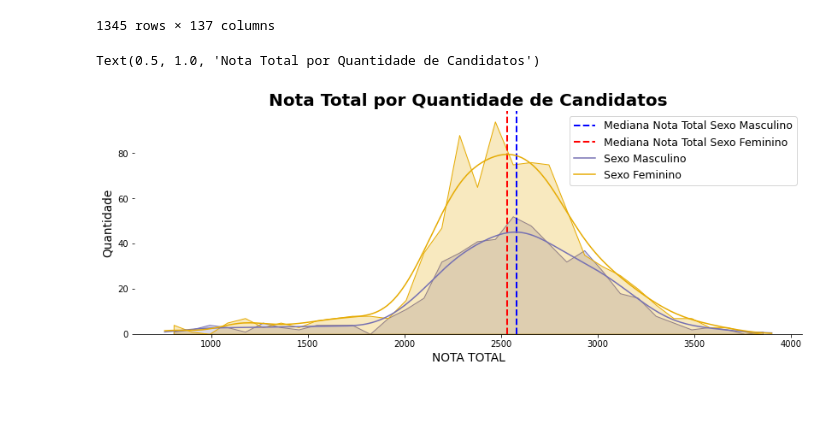
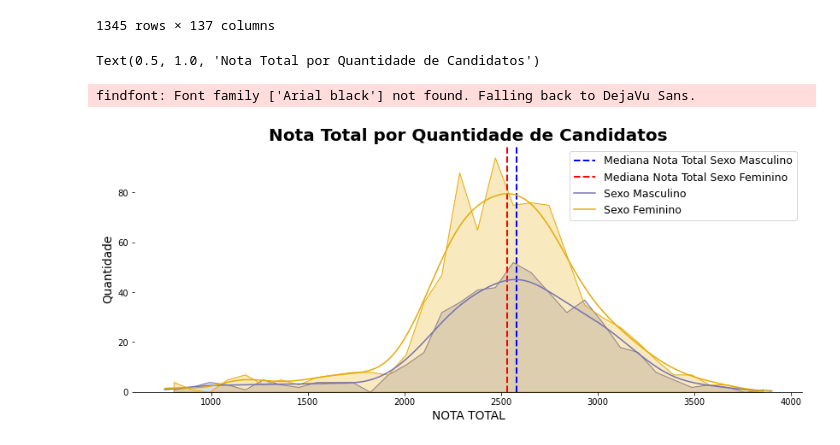
Before and after one commit to NophaieViscente/AnaliseDadosENEM, a Jupyter notebook: Analisando_Dados_da_Educação_ENEM_SC_Mesorregião_Serrana_|_Microrregião_de_Curitibanos.ipynb, the cells around one changed output. Drawn from its saved outputs; the diff is of its cells as text; code cells hidden in the pictures; blank space fills up the shorter version.

```diff
--- a/Analisando_Dados_da_Educação_ENEM_SC_Mesorregião_Serrana_|_Microrregião_de_Curitibanos.ipynb
+++ b/Analisando_Dados_da_Educação_ENEM_SC_Mesorregião_Serrana_|_Microrregião_de_Curitibanos.ipynb
@@ -87,28 +87,29 @@ dados_rs_sem_nota_zero
 # %%
 # Criando dicionário para personalizar fontes
 dicionarioFonte = {'fontsize':13.7,'weight':'medium'}
 # Gerando a figura e os eixos .
-fig2 , ax2 = plt.subplots(figsize=(14,4.8))
+fig2 , ax2 = plt.subplots(figsize=(14,5.3))
 # Eliminando as bordas do gráfico
 for axis in ['top', 'right', 'left']:
    ax2.spines[axis].set_color(None)
 # Renomeando os 'labels' dos eixos.
 plt.xlabel('NOTA TOTAL',fontdict=dicionarioFonte)
 plt.ylabel('Quantidade',fontdict=dicionarioFonte)
 # Fazendo o cálculo da mediana para traças a linha vertical
 mediana_masculino = dados_rs_sem_nota_zero.query('TP_SEXO == "M"')['NU_NOTA_TOTAL'].median()
 mediana_feminino = dados_rs_sem_nota_zero.query('TP_SEXO == "F"')['NU_NOTA_TOTAL'].median()
 # Traçando a linha vertical para as medianas .
 plt.axvline(mediana_masculino,ls='--',color='blue',lw=2.025)
 plt.axvline(mediana_feminino,ls='--',color='red',lw=2.025)
 # Plotando o gráfico .
 sns.histplot(dados_rs_sem_nota_zero,x = 'NU_NOTA_TOTAL',hue='TP_SEXO',kde=True,element='poly',
              palette='Dark2_r',stat='count')
 # Escrevendo a legenda .
 plt.legend(['Mediana Nota Total Sexo Masculino','Mediana Nota Total Sexo Feminino','Sexo Masculino','Sexo Feminino'],
            fontsize=12.5,loc='best')
 # Colocando o título no gráfico.
 plt.title('Nota Total por Quantidade de Candidatos',fontdict={'family':'Arial black','fontsize': 20,'fontweight':'semibold'})
 # %% [output]
 Text(0.5, 1.0, 'Nota Total por Quantidade de Candidatos')
+findfont: Font family ['Arial black'] not found. Falling back to DejaVu Sans.
-[figure, old version]
+[figure, new version]
```
Also changed, not shown: parts of 1 cell of this notebook.
